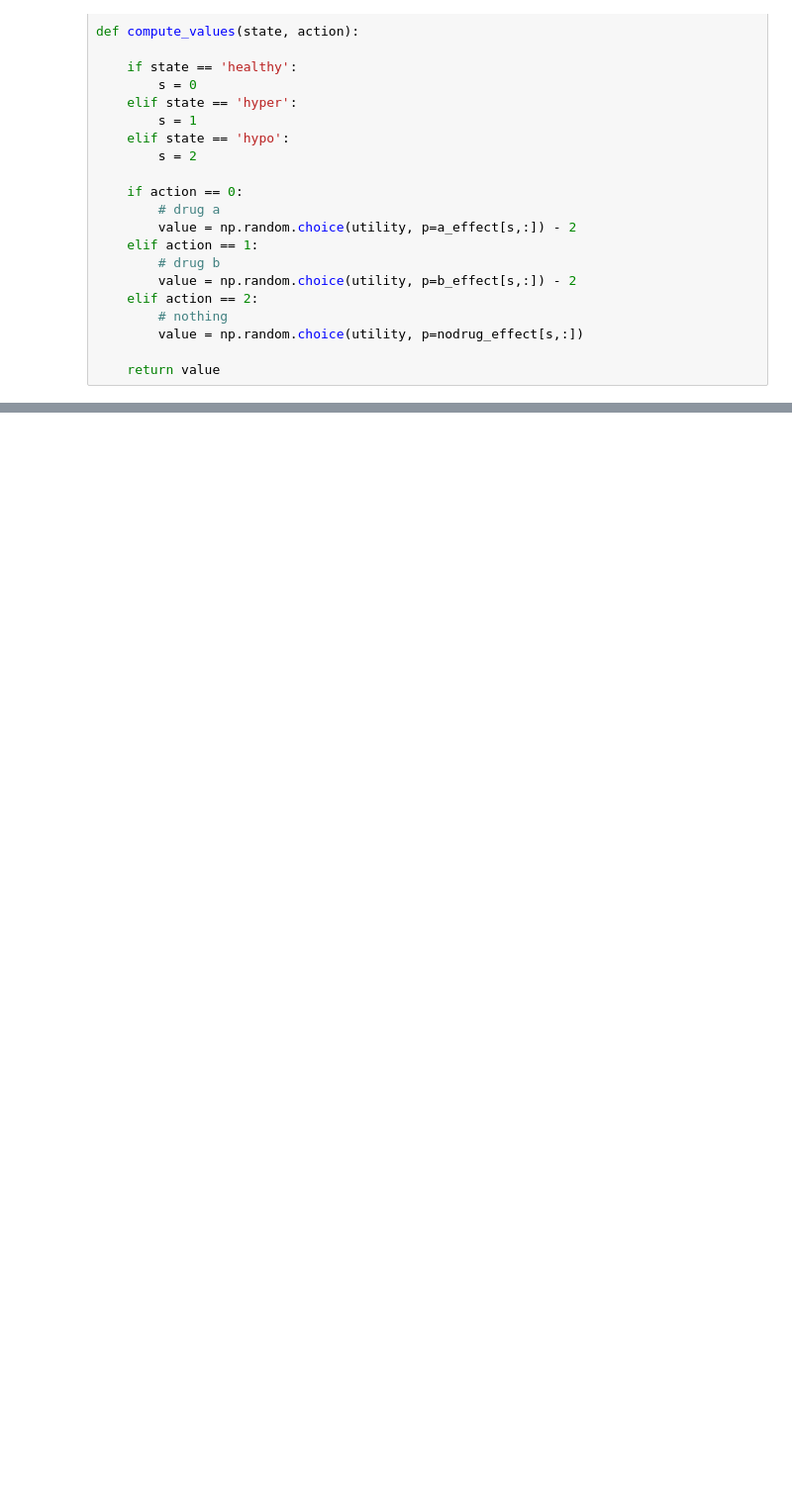
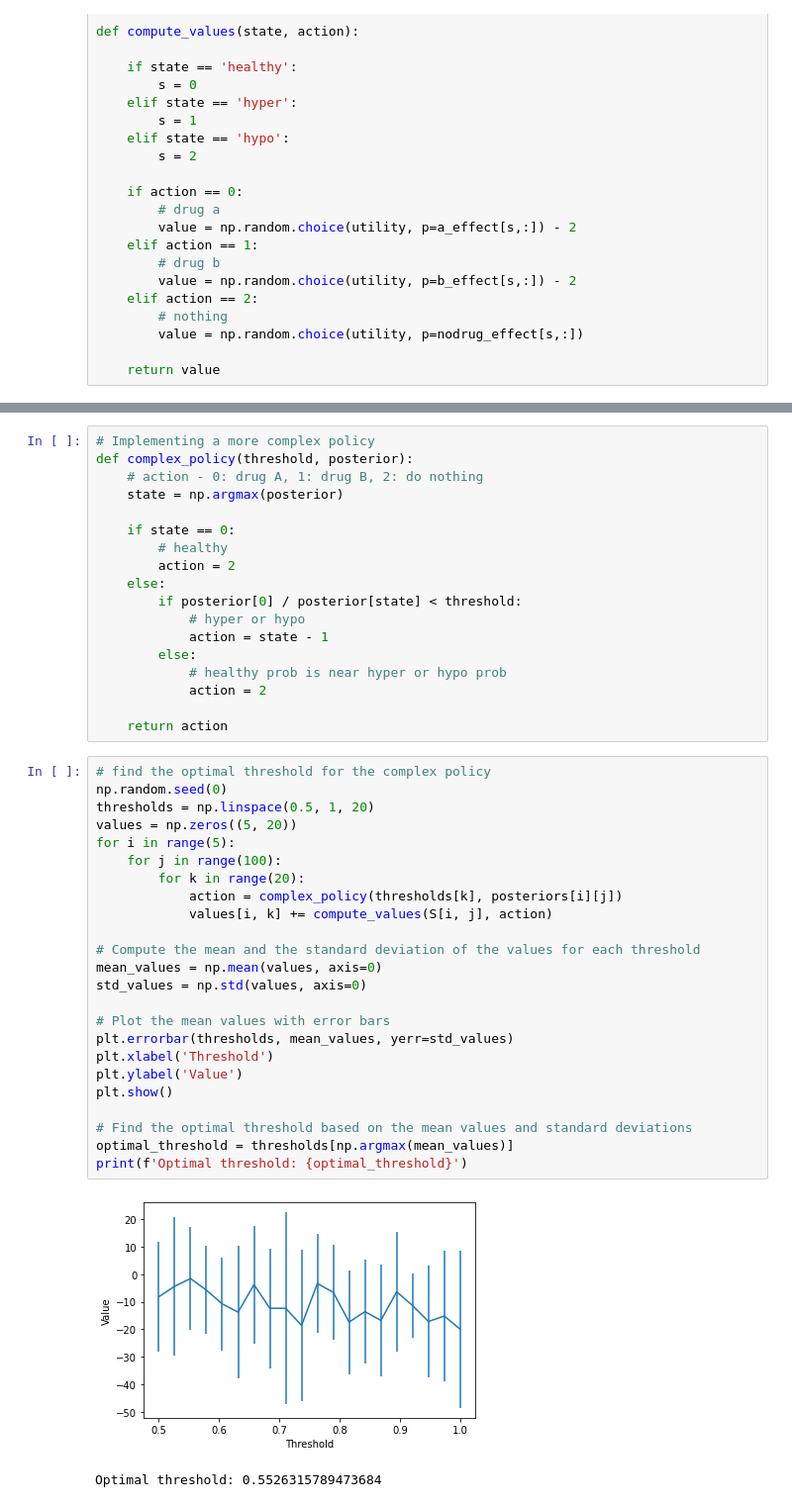
Before and after one commit to GabiYuri/trabalhos-de-ouro, a Jupyter notebook: Project 2 LGBIO/LGBIO2060_Project2.ipynb, the cells around one changed output, grey strips where cells are left out. Shown: that part at 99% size. Saved outputs shown, nothing was run; the diff lists cells and outputs as text; blank space fills up the shorter version.

```diff
--- a/Project 2 LGBIO/LGBIO2060_Project2.ipynb
+++ b/Project 2 LGBIO/LGBIO2060_Project2.ipynb
@@ -377,0 +456,45 @@ def compute_values(state, action):
+# %%
+# Implementing a more complex policy
+def complex_policy(threshold, posterior):
+    # action - 0: drug A, 1: drug B, 2: do nothing
+    state = np.argmax(posterior)
+
+    if state == 0:
+        # healthy
+        action = 2
+    else:
+        if posterior[0] / posterior[state] < threshold:
+            # hyper or hypo
+            action = state - 1
+        else:
+            # healthy prob is near hyper or hypo prob
+            action = 2
+
+    return action
+# %%
+# find the optimal threshold for the complex policy
+np.random.seed(0)
+thresholds = np.linspace(0.5, 1, 20)
+values = np.zeros((5, 20))
+for i in range(5):
+    for j in range(100):
+        for k in range(20):
+            action = complex_policy(thresholds[k], posteriors[i][j])
+            values[i, k] += compute_values(S[i, j], action)
+
+# Compute the mean and the standard deviation of the values for each threshold
+mean_values = np.mean(values, axis=0)
+std_values = np.std(values, axis=0)
+
+# Plot the mean values with error bars
+plt.errorbar(thresholds, mean_values, yerr=std_values)
+plt.xlabel('Threshold')
+plt.ylabel('Value')
+plt.show()
+
+# Find the optimal threshold based on the mean values and standard deviations
+optimal_threshold = thresholds[np.argmax(mean_values)]
+print(f'Optimal threshold: {optimal_threshold}')
+# %% [output]
+[figure, added]
+Optimal threshold: 0.5526315789473684
```
Also changed, not shown: parts of 14 cells of this notebook.
